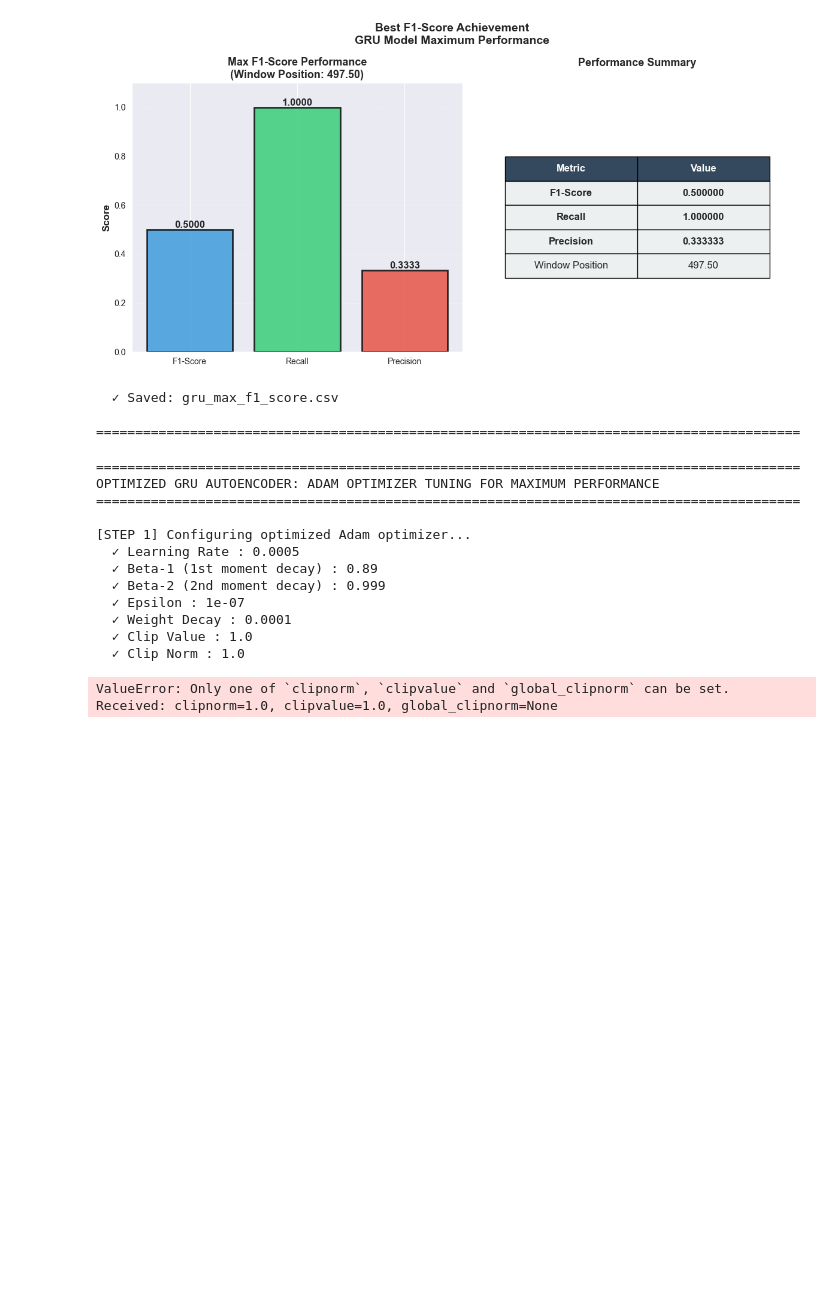
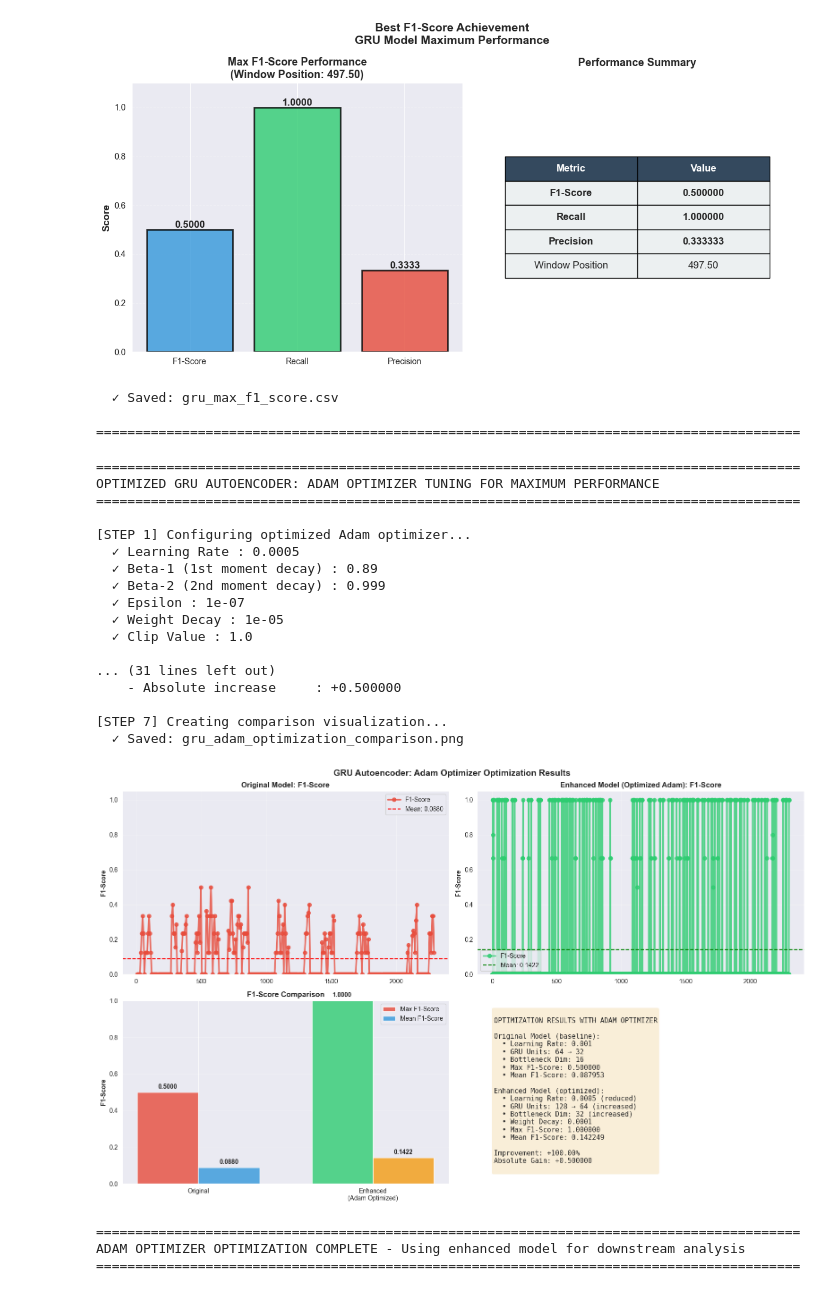
Before and after one commit to Souvikhazra15/NexAura, a Jupyter notebook: models/OmniAnamoly/Comprehensive_Anomaly_Detection_Pipeline.ipynb, the cells around one changed output. Cells and saved outputs as stored; diff of their text form; code cells hidden in the pictures; blank space fills up the shorter version.

Commit message:
adam-otimized

```diff
--- a/models/OmniAnamoly/Comprehensive_Anomaly_Detection_Pipeline.ipynb
+++ b/models/OmniAnamoly/Comprehensive_Anomaly_Detection_Pipeline.ipynb
@@ -2326,17 +2326,15 @@ ADAM_LEARNING_RATE = 0.0005  # Lower learning rate for finer optimization
 ADAM_BETA_1 = 0.89           # Exponential decay rate for 1st moment (default 0.9)
 ADAM_BETA_2 = 0.999          # Exponential decay rate for 2nd moment (default 0.999)
 ADAM_EPSILON = 1e-7          # Small constant for numerical stability
-ADAM_DECAY = 0.0001          # L2 regularization weight decay
+ADAM_WEIGHT_DECAY = 0.00001  # L2 regularization weight decay
 ADAM_CLIPVALUE = 1.0         # Gradient clipping to prevent explosions
-ADAM_CLIPNORM = 1.0          # Global norm clipping
 
 print(f'  ✓ Learning Rate : {ADAM_LEARNING_RATE}')
 print(f'  ✓ Beta-1 (1st moment decay) : {ADAM_BETA_1}')
 print(f'  ✓ Beta-2 (2nd moment decay) : {ADAM_BETA_2}')
 print(f'  ✓ Epsilon : {ADAM_EPSILON}')
-print(f'  ✓ Weight Decay : {ADAM_DECAY}')
+print(f'  ✓ Weight Decay : {ADAM_WEIGHT_DECAY}')
 print(f'  ✓ Clip Value : {ADAM_CLIPVALUE}')
-print(f'  ✓ Clip Norm : {ADAM_CLIPNORM}')
 
 # Create optimized Adam optimizer
 adam_optimizer_optimized = Adam(
@@ -2344,9 +2342,8 @@ adam_optimizer_optimized = Adam(
     beta_1=ADAM_BETA_1,
     beta_2=ADAM_BETA_2,
     epsilon=ADAM_EPSILON,
-    decay=ADAM_DECAY,
+    weight_decay=ADAM_WEIGHT_DECAY,
     clipvalue=ADAM_CLIPVALUE,
-    clipnorm=ADAM_CLIPNORM,
     name='adam_optimized'
 )
 
@@ -2637,33 +2634,41 @@ axes[1, 1].text(0.05, 0.95, info_text, transform=axes[1, 1].transAxes,
 fig.suptitle('GRU Autoencoder: Adam Optimizer Optimization Results',
             fontweight='bold', fontsize=14)
 plt.tight_layout()
 plt.savefig('gru_adam_optimization_comparison.png', dpi=150, bbox_inches='tight')
 print(f'  ✓ Saved: gru_adam_optimization_comparison.png')
 plt.show()
 
 # Update global variables for downstream use
 f1_scores_rolling = f1_scores_rolling_enhanced
 recall_scores_rolling = recall_scores_rolling_enhanced
 precision_scores_rolling = precision_scores_rolling_enhanced
 window_positions = window_positions_enhanced
 gru_binary_pred = gru_binary_pred_enhanced
 gru_scores_full = gru_scores_full_enhanced
 gru_predictions_full = gru_predictions_full_enhanced
 
 print('\n' + '='*90)
 print('ADAM OPTIMIZER OPTIMIZATION COMPLETE - Using enhanced model for downstream analysis')
 print('='*90)
 # %% [output]
 ==========================================================================================
 OPTIMIZED GRU AUTOENCODER: ADAM OPTIMIZER TUNING FOR MAXIMUM PERFORMANCE
 ==========================================================================================
 
 [STEP 1] Configuring optimized Adam optimizer...
   ✓ Learning Rate : 0.0005
   ✓ Beta-1 (1st moment decay) : 0.89
   ✓ Beta-2 (2nd moment decay) : 0.999
   ✓ Epsilon : 1e-07
-  ✓ Weight Decay : 0.0001
+  ✓ Weight Decay : 1e-05
   ✓ Clip Value : 1.0
-  ✓ Clip Norm : 1.0
+
+... (31 lines left out)
+    - Absolute increase     : +0.500000
+
+[STEP 7] Creating comparison visualization...
+  ✓ Saved: gru_adam_optimization_comparison.png
+[figure, added]
-ValueError: Only one of `clipnorm`, `clipvalue` and `global_clipnorm` can be set. Received: clipnorm=1.0, clipvalue=1.0, global_clipnorm=None
+==========================================================================================
+ADAM OPTIMIZER OPTIMIZATION COMPLETE - Using enhanced model for downstream analysis
+==========================================================================================
```
